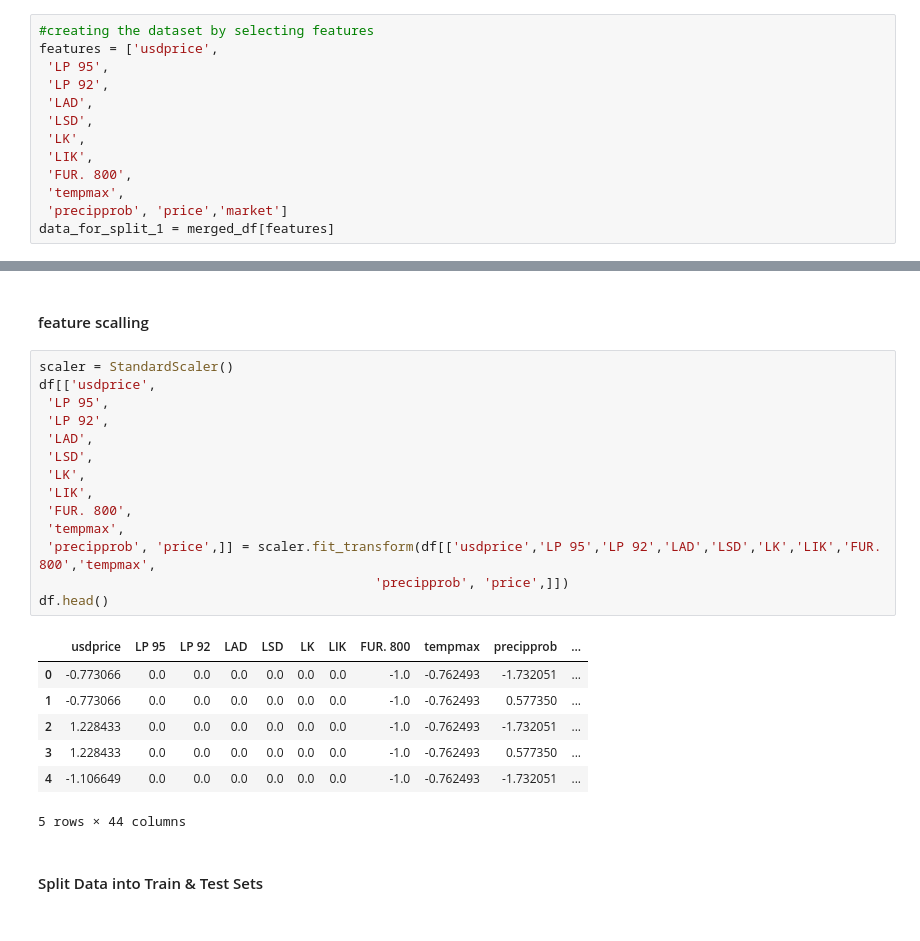
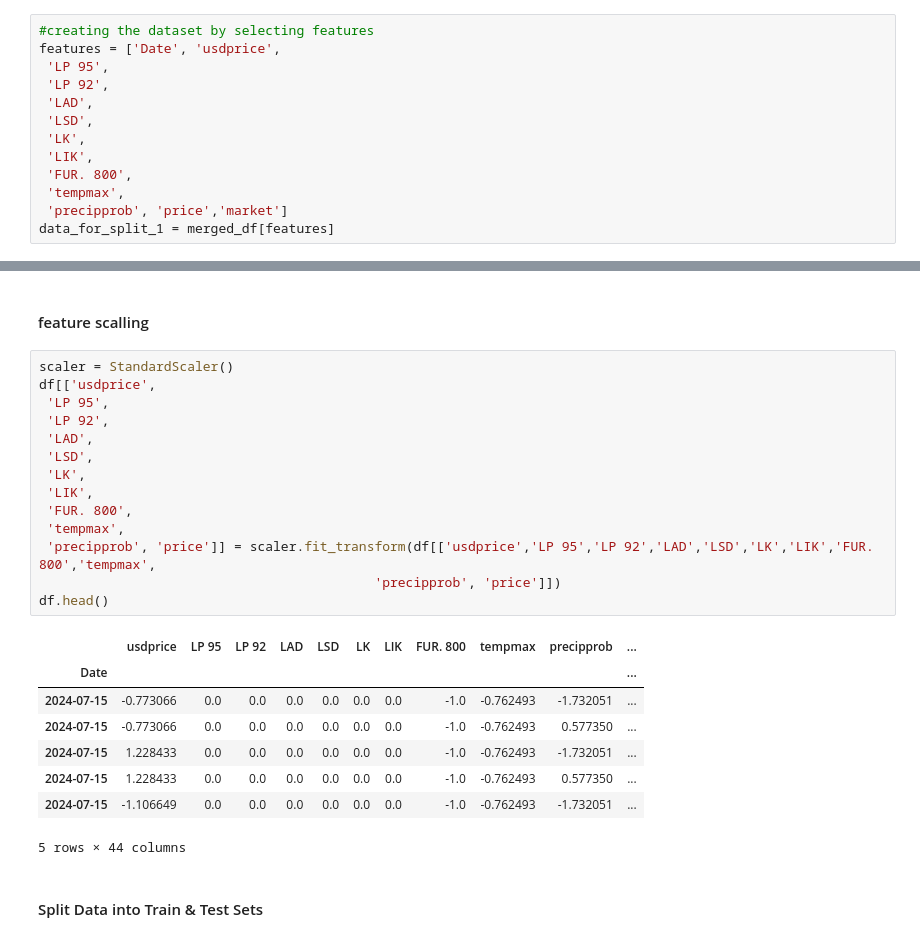
Before and after one commit to DVIlangamge/FYP--Rice-Price-Volatility-Analysis-and-Forecasting, a Jupyter notebook: FYP.ipynb, the cells around one changed output, grey strips where cells are left out. Saved outputs shown, nothing was run; the diff lists cells and outputs as text.

```diff
--- a/FYP.ipynb
+++ b/FYP.ipynb
@@ -2917,7 +2917,7 @@ The Average Cross Validation Score is -29.3
 #### Using One-Hot Encoding (For Multi-Class Categories)
 # %%
 #creating the dataset by selecting features
-features = ['usdprice',
+features = ['Date', 'usdprice',
  'LP 95',
  'LP 92',
  'LAD',
@@ -2959,24 +2960,25 @@ df
 # %%
 scaler = StandardScaler()
 df[['usdprice',
  'LP 95',
  'LP 92',
  'LAD',
  'LSD',
  'LK',
  'LIK',
  'FUR. 800',
  'tempmax',
- 'precipprob', 'price',]] = scaler.fit_transform(df[['usdprice','LP 95','LP 92','LAD','LSD','LK','LIK','FUR. 800','tempmax',
-                                           'precipprob', 'price',]])
+ 'precipprob', 'price']] = scaler.fit_transform(df[['usdprice','LP 95','LP 92','LAD','LSD','LK','LIK','FUR. 800','tempmax',
+                                           'precipprob', 'price']])
 df.head()
 # %% [output]
 |  | usdprice | LP 95 | LP 92 | LAD | LSD | LK | LIK | FUR. 800 | tempmax | precipprob | ... |
-| 0 | -0.773066 | 0.0 | 0.0 | 0.0 | 0.0 | 0.0 | 0.0 | -1.0 | -0.762493 | -1.732051 | ... |
-| 1 | -0.773066 | 0.0 | 0.0 | 0.0 | 0.0 | 0.0 | 0.0 | -1.0 | -0.762493 | 0.577350 | ... |
-| 2 | 1.228433 | 0.0 | 0.0 | 0.0 | 0.0 | 0.0 | 0.0 | -1.0 | -0.762493 | -1.732051 | ... |
-| 3 | 1.228433 | 0.0 | 0.0 | 0.0 | 0.0 | 0.0 | 0.0 | -1.0 | -0.762493 | 0.577350 | ... |
-| 4 | -1.106649 | 0.0 | 0.0 | 0.0 | 0.0 | 0.0 | 0.0 | -1.0 | -0.762493 | -1.732051 | ... |
+| Date |  |  |  |  |  |  |  |  |  |  | ... |
+| 2024-07-15 | -0.773066 | 0.0 | 0.0 | 0.0 | 0.0 | 0.0 | 0.0 | -1.0 | -0.762493 | -1.732051 | ... |
+| 2024-07-15 | -0.773066 | 0.0 | 0.0 | 0.0 | 0.0 | 0.0 | 0.0 | -1.0 | -0.762493 | 0.577350 | ... |
+| 2024-07-15 | 1.228433 | 0.0 | 0.0 | 0.0 | 0.0 | 0.0 | 0.0 | -1.0 | -0.762493 | -1.732051 | ... |
+| 2024-07-15 | 1.228433 | 0.0 | 0.0 | 0.0 | 0.0 | 0.0 | 0.0 | -1.0 | -0.762493 | 0.577350 | ... |
+| 2024-07-15 | -1.106649 | 0.0 | 0.0 | 0.0 | 0.0 | 0.0 | 0.0 | -1.0 | -0.762493 | -1.732051 | ... |
 5 rows × 44 columns
 # %% [markdown]
 #### Split Data into Train & Test Sets
```
Also changed, not shown: parts of 30 cells of this notebook.
